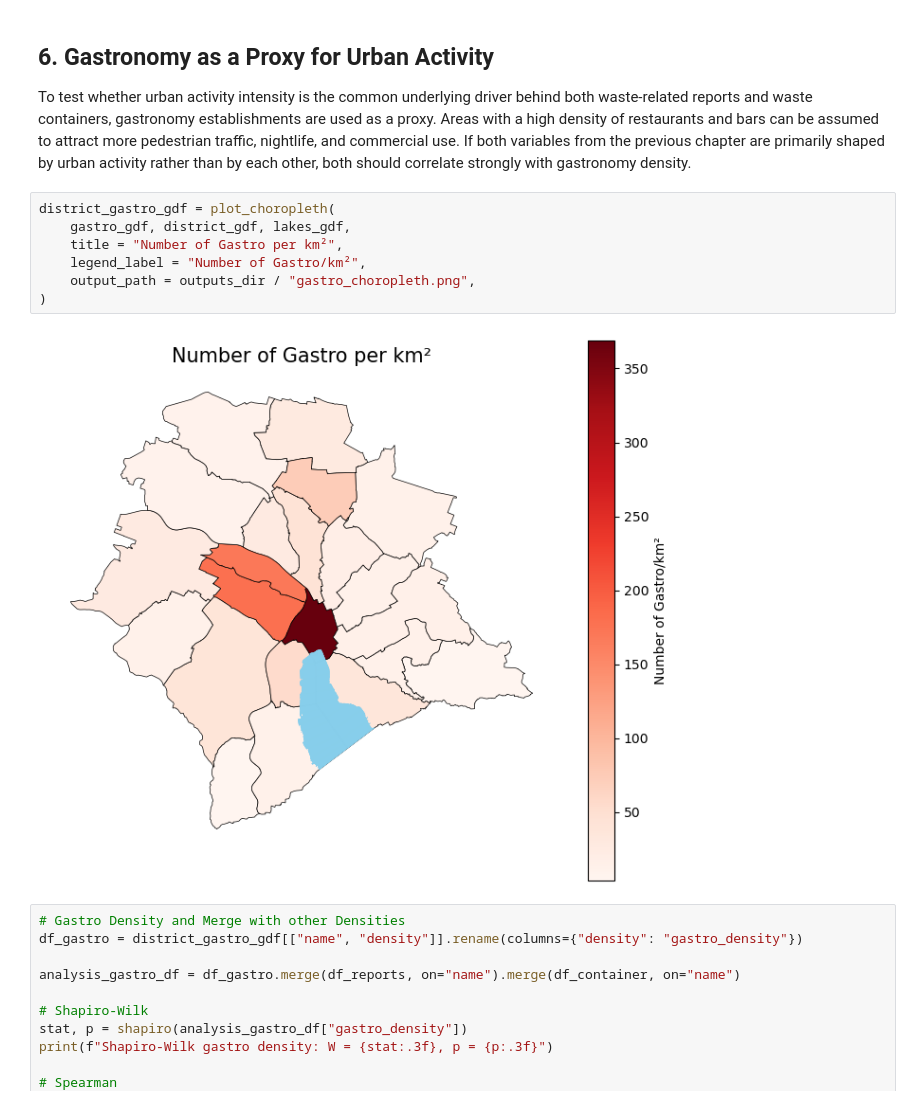
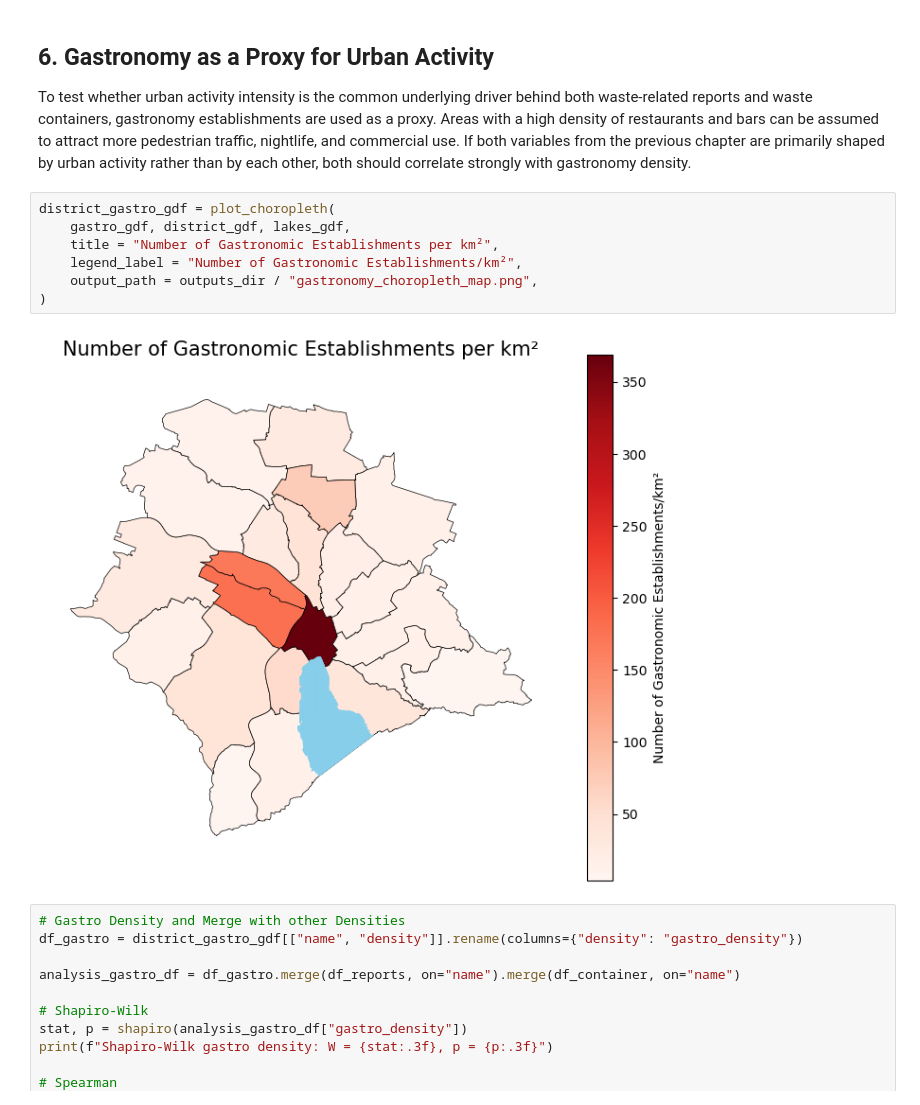
Before and after one commit to fabianott/zueriwieneu_spatial_analysis, a Jupyter notebook: notebooks/spatial_analysis.ipynb, the cells around one changed output. Saved outputs shown, nothing was run; the diff lists cells and outputs as text.

```diff
--- a/notebooks/spatial_analysis.ipynb
+++ b/notebooks/spatial_analysis.ipynb
@@ -445,12 +444,12 @@ To test whether urban activity intensity is the common underlying driver behind
 # %%
 district_gastro_gdf = plot_choropleth(
     gastro_gdf, district_gdf, lakes_gdf,
-    title = "Number of Gastro per km²",
-    legend_label = "Number of Gastro/km²",
-    output_path = outputs_dir / "gastro_choropleth.png",
+    title = "Number of Gastronomic Establishments per km²",
+    legend_label = "Number of Gastronomic Establishments/km²",
+    output_path = outputs_dir / "gastronomy_choropleth_map.png",
 )
 # %% [output]
-[figure, old version]
+[figure, new version]
 # %%
 # Gastro Density and Merge with other Densities
 df_gastro = district_gastro_gdf[["name", "density"]].rename(columns={"density": "gastro_density"})
```
Also changed, not shown: parts of 11 cells of this notebook, 22 other files.
